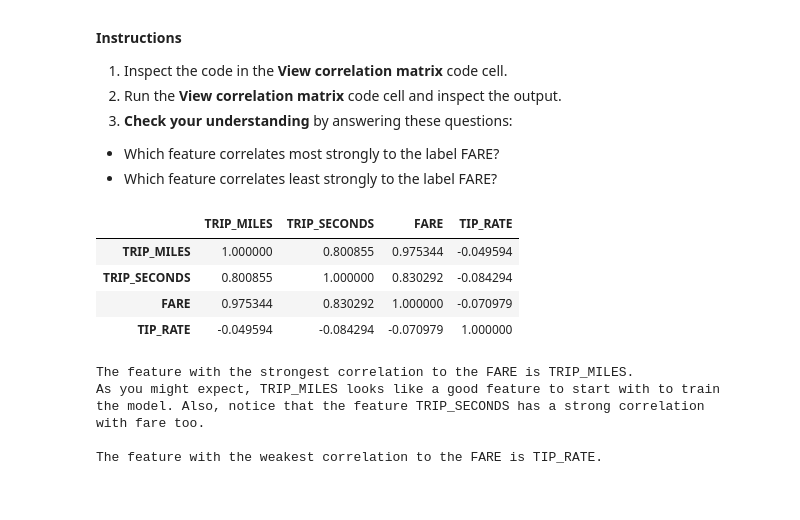
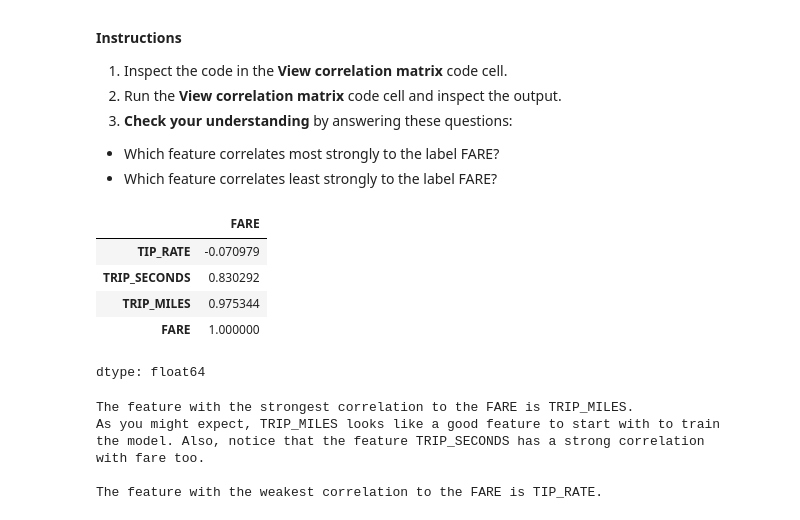
Before and after one commit to devangrajarora/Notes, a Jupyter notebook: ML/exercises/linear_regression_taxi.ipynb, the cells around one changed output. Drawn from its saved outputs; the diff is of its cells as text; code cells hidden in the pictures.

```diff
--- a/ML/exercises/linear_regression_taxi.ipynb
+++ b/ML/exercises/linear_regression_taxi.ipynb
@@ -233,13 +231,17 @@ In general, the higher the absolute value of a correlation value, the greater it
   * Which feature correlates least strongly to the label FARE?
 # %%
 #@title Code - View correlation matrix
-training_df.corr(numeric_only = True)
+# training_df.corr(numeric_only = True)
+
+# View correlation to fare only
+training_df.corr(numeric_only=True)['FARE'].sort_values()
 # %% [output]
-|  | TRIP_MILES | TRIP_SECONDS | FARE | TIP_RATE |
-| TRIP_MILES | 1.000000 | 0.800855 | 0.975344 | -0.049594 |
-| TRIP_SECONDS | 0.800855 | 1.000000 | 0.830292 | -0.084294 |
-| FARE | 0.975344 | 0.830292 | 1.000000 | -0.070979 |
-| TIP_RATE | -0.049594 | -0.084294 | -0.070979 | 1.000000 |
+|  | FARE |
+| TIP_RATE | -0.070979 |
+| TRIP_SECONDS | 0.830292 |
+| TRIP_MILES | 0.975344 |
+| FARE | 1.000000 |
+dtype: float64
 # %%
 #@title Double-click to view answers about the correlation matrix
 
```
Also changed, not shown: parts of 2 cells of this notebook.
